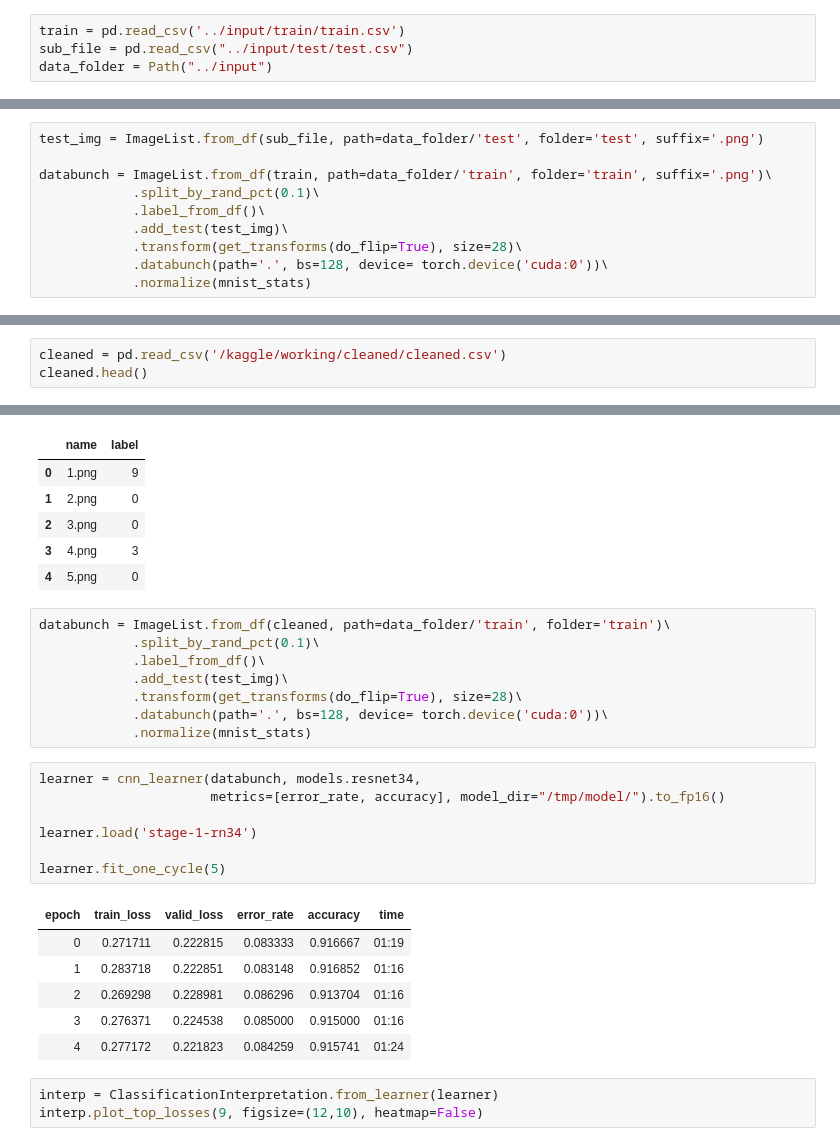
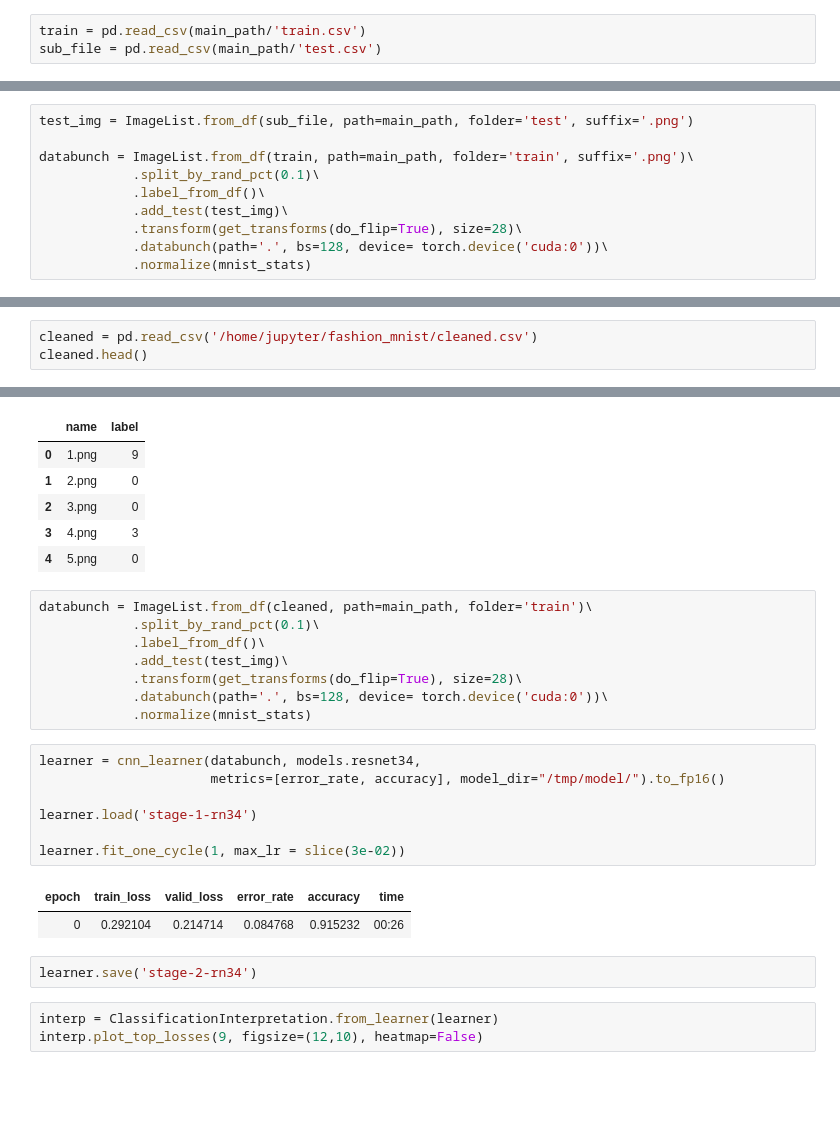
Before and after one commit to sayakpaul/Experiments-on-Fashion-MNIST, a Jupyter notebook: Identify the apparels.ipynb, the cells around one changed output, grey strips where cells are left out. Cells and saved outputs as stored; diff of their text form; blank space fills up the shorter version.

```diff
--- a/Identify the apparels.ipynb
+++ b/Identify the apparels.ipynb
@@ -20,7 +33,6 @@ print(os.listdir("../input"))
 # %%
-train = pd.read_csv('../input/train/train.csv')
-sub_file = pd.read_csv("../input/test/test.csv")
-data_folder = Path("../input")
+train = pd.read_csv(main_path/'train.csv')
+sub_file = pd.read_csv(main_path/'test.csv')
 # %%
 train.head()
 # %% [output]
@@ -56,9 +68,9 @@ sub_file.head()
 | 3 | 60004 |
 | 4 | 60005 |
 # %%
-test_img = ImageList.from_df(sub_file, path=data_folder/'test', folder='test', suffix='.png')
+test_img = ImageList.from_df(sub_file, path=main_path, folder='test', suffix='.png')
 
-databunch = ImageList.from_df(train, path=data_folder/'train', folder='train', suffix='.png')\
+databunch = ImageList.from_df(train, path=main_path, folder='train', suffix='.png')\
             .split_by_rand_pct(0.1)\
             .label_from_df()\
             .add_test(test_img)\
@@ -256,7 +241,7 @@ ImageCleaner(ds, idxs, Path('/kaggle/working/cleaned'))
 HBox(children=(VBox(children=(Image(value=b'\xff\xd8\xff\xe0\x00\x10JFIF\x00\x01\x01\x01\x00d\x00d\x00\x00\xff…
 [interactive output not drawn]
 # %%
-cleaned = pd.read_csv('/kaggle/working/cleaned/cleaned.csv')
+cleaned = pd.read_csv('/home/jupyter/fashion_mnist/cleaned.csv')
 cleaned.head()
 # %% [output]
 |  | name | label |
@@ -293,7 +278,7 @@ cleaned.head()
 | 3 | 4.png | 3 |
 | 4 | 5.png | 0 |
 # %%
-databunch = ImageList.from_df(cleaned, path=data_folder/'train', folder='train')\
+databunch = ImageList.from_df(cleaned, path=main_path, folder='train')\
             .split_by_rand_pct(0.1)\
             .label_from_df()\
             .add_test(test_img)\
@@ -303,17 +288,15 @@ databunch = ImageList.from_df(cleaned, path=data_folder/'train', folder='train')
 # %%
 learner = cnn_learner(databunch, models.resnet34,
                       metrics=[error_rate, accuracy], model_dir="/tmp/model/").to_fp16()
 
 learner.load('stage-1-rn34')
 
-learner.fit_one_cycle(5)
+learner.fit_one_cycle(1, max_lr = slice(3e-02))
 # %% [output]
 | epoch | train_loss | valid_loss | error_rate | accuracy | time |
-| 0 | 0.271711 | 0.222815 | 0.083333 | 0.916667 | 01:19 |
-| 1 | 0.283718 | 0.222851 | 0.083148 | 0.916852 | 01:16 |
-| 2 | 0.269298 | 0.228981 | 0.086296 | 0.913704 | 01:16 |
-| 3 | 0.276371 | 0.224538 | 0.085000 | 0.915000 | 01:16 |
-| 4 | 0.277172 | 0.221823 | 0.084259 | 0.915741 | 01:24 |
+| 0 | 0.292104 | 0.214714 | 0.084768 | 0.915232 | 00:26 |
+# %%
+learner.save('stage-2-rn34')
 # %%
 interp = ClassificationInterpretation.from_learner(learner)
 interp.plot_top_losses(9, figsize=(12,10), heatmap=False)
```
Also changed, not shown: parts of 19 cells of this notebook.
